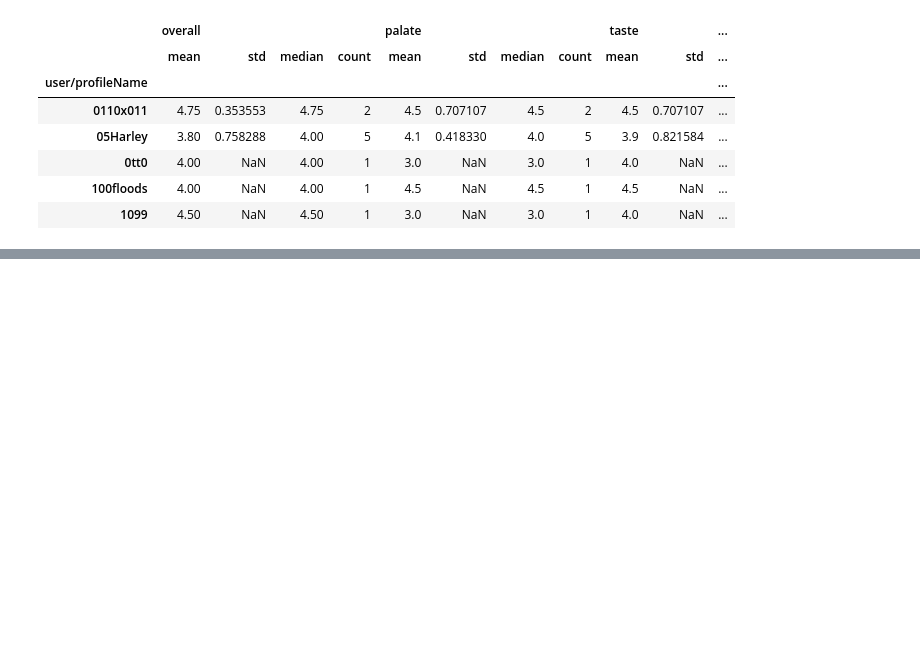
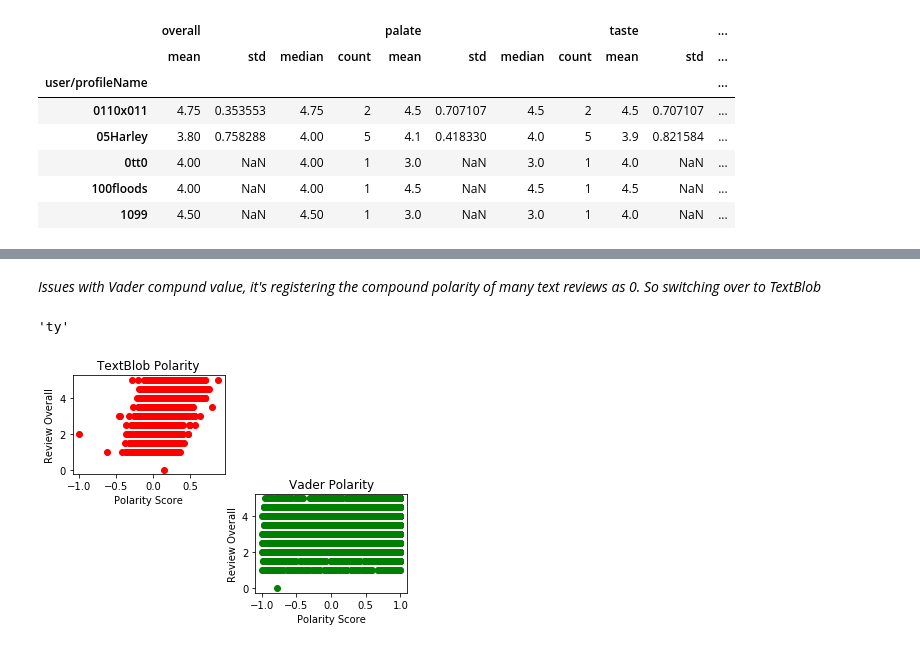
Before and after one commit to kschandr/DataProj2, a Jupyter notebook: InitialExploration.ipynb, the cells around one changed output, grey strips where cells are left out. Saved outputs shown, nothing was run; the diff lists cells and outputs as text; code cells hidden in the pictures; blank space fills up the shorter version.

Commit message:
added polarity scores and analysis for polarity correlation

```diff
--- a/InitialExploration.ipynb
+++ b/InitialExploration.ipynb
@@ -73,0 +77,2 @@ plt.title('Number of Beer with a particular Style');
+# %% [markdown]
+_Issues with Vader compund value, it's registering the compound polarity of many text reviews as 0. So switching over to TextBlob_
@@ -73,0 +85,44 @@ plt.title('Number of Beer with a particular Style');
+# %%
+"t"+"y"
+# %% [output]
+'ty'
+# %%
+### remove null reviews
+sum(df["review/text"].isnull())
+df = df.dropna(subset=["review/text"])
+# %%
+## Adding the compound polarity column into the df
+polar_type = "TBpolar"
+df.loc[:,"review/" + polar_type] = pd.Series(np.random.randn(len(df['review/text'])), index=df.index)
+col_idx = df.columns.get_loc("review/text")
+goal_idx = df.columns.get_loc("review/" + polar_type)
+###sid = SentimentIntensityAnalyzer()
+for idx in range(0, len(df)):
+    sentence = df.iloc[idx,col_idx]
+    tb = TextBlob(sentence).sentiment.polarity
+'''    score = sid.polarity_scores(sentence)
+    #print(score, idx, col_idx)
+    df.iloc[idx, goal_idx] = score['compound']'''
+    df.iloc[idx, goal_idx] = tb
+# %%
+'''plt.figure(figsize=(20, 10))
+plt.plot(df["review/TBpolar"], df["review/overall"], 'ro')
+##plt.plot(df["review/VaderPolar"], df["review/overall"], 'go')
+plt.ylabel('Review Overall')
+plt.xlabel('Polarity Score')
+'''
+plt.figure(1)
+plt.subplot(221)
+plt.plot(df["review/TBpolar"], df["review/overall"], 'ro')
+plt.ylabel('Review Overall')
+plt.xlabel('Polarity Score')
+plt.title('TextBlob Polarity')
+
+plt.subplot(224)
+plt.plot(df["review/VaderPolar"], df["review/overall"], 'go')
+plt.ylabel('Review Overall')
+plt.xlabel('Polarity Score')
+plt.title('Vader Polarity')
+plt.show()
+# %% [output]
+[figure, added]
```
Also changed, not shown: parts of 7 cells of this notebook.
